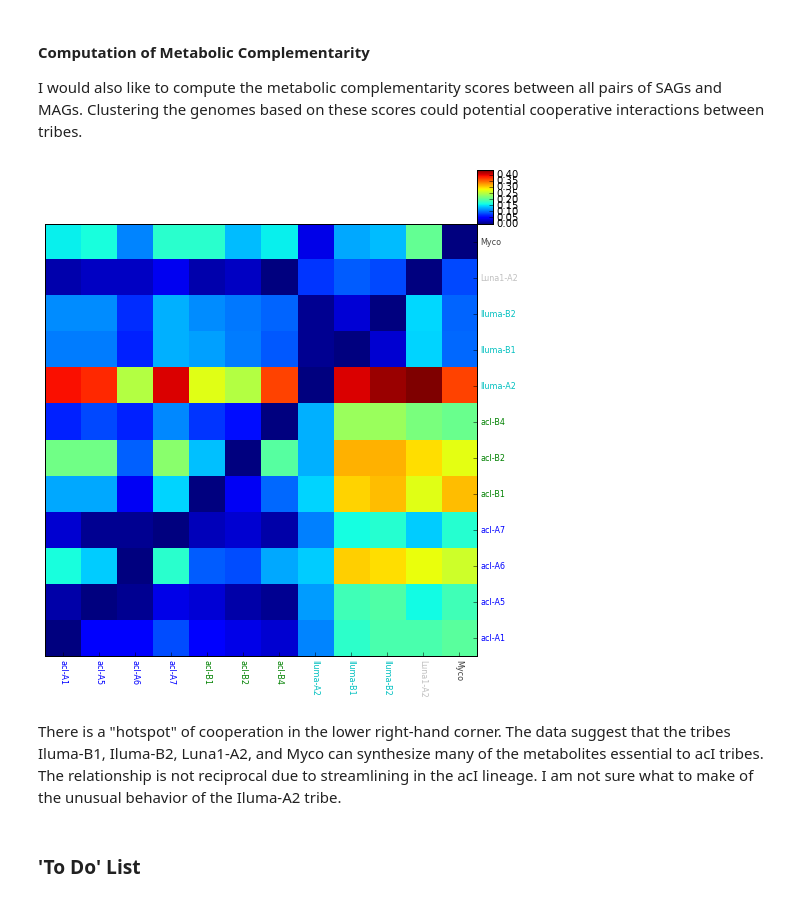
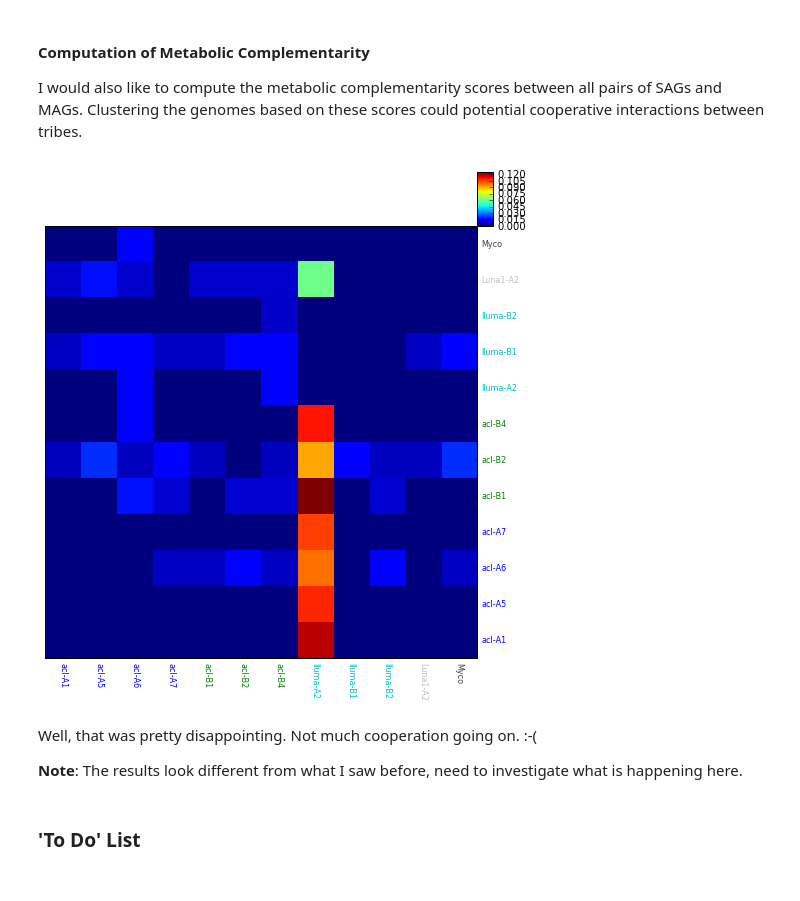
Before and after one commit to celawson87/reverseEcology, a Jupyter notebook: iPythonNotebooks/masterNotebookv2.ipynb, the cells around one changed output. Cells and saved outputs as stored; diff of their text form; code cells hidden in the pictures.

```diff
--- a/iPythonNotebooks/masterNotebookv2.ipynb
+++ b/iPythonNotebooks/masterNotebookv2.ipynb
@@ -432,0 +402,9 @@ For example, while all lineages require branched-chain amino acids, each lineage
+# %%
+# Define local folder structure for data input and processing.
+genomeModelDir = 'ProcessedModelFiles'
+tribeModelDir = 'MergedData'
+summaryStatsDir = 'DataSummaries/MergedData'
+externalDataDir = 'ExternalData'
+
+dirList = mf.getDirList('../'+tribeModelDir)
+numSubDir = len(dirList)
@@ -471,12 +504,14 @@ Metabolic competition scores reveal that competition is strongest within (rather
 
 I would also like to compute the metabolic complementarity scores between all pairs of SAGs and MAGs. Clustering the genomes based on these scores could potential cooperative interactions between tribes.
 # %%
-metabComplementDF = ef.computeMetabComplement(dirList, processedDataDir, summaryStatsDir)
+metabComplementDF = ef.computeMetabComplement(dirList, tribeModelDir, summaryStatsDir)
 ef.plotDataFrame(metabComplementDF, dirList, externalDataDir, summaryStatsDir, 'tribalColors.csv', 'metabolicComplementarity.png')
 # %% [output]
-[figure, old version]
+[figure, new version]
-# %% [markdown]
-There is a "hotspot" of cooperation in the lower right-hand corner. The data suggest that the tribes Iluma-B1, Iluma-B2, Luna1-A2, and Myco can synthesize many of the metabolites essential to acI tribes. The relationship is not reciprocal due to streamlining in the acI lineage. I am not sure what to make of the unusual behavior of the Iluma-A2 tribe.
+# %% [markdown]
+Well, that was pretty disappointing. Not much cooperation going on. :-(
+
+**Note**: The results look different from what I saw before, need to investigate what is happening here.
 # %% [markdown]
 ### 'To Do' List
 # %% [markdown]
```
Also changed, not shown: parts of 24 cells of this notebook.
